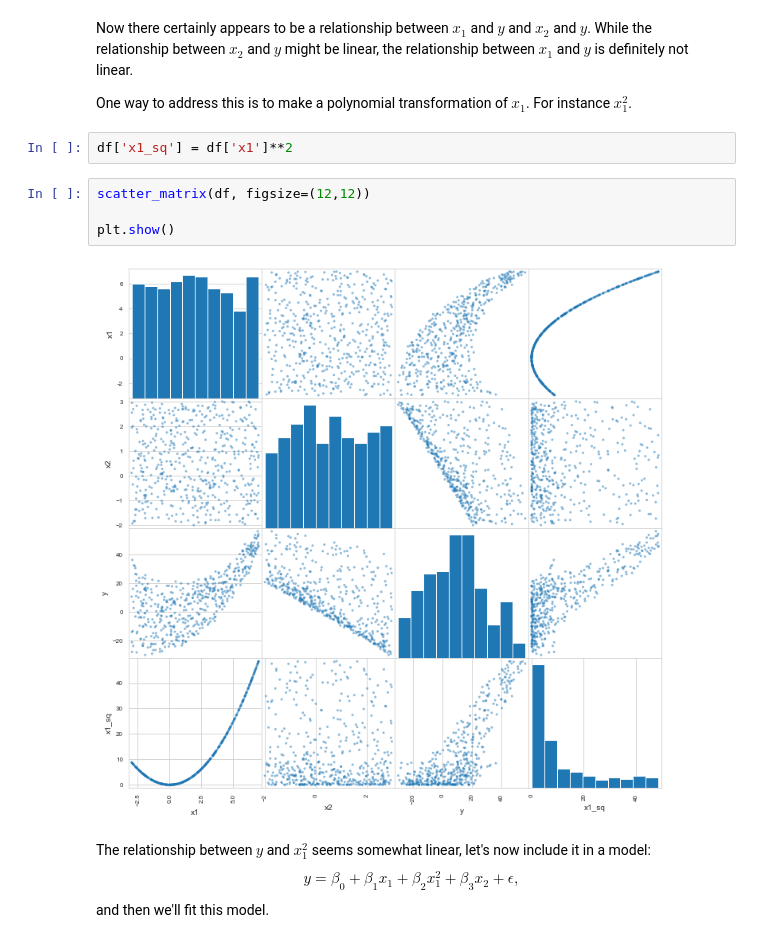
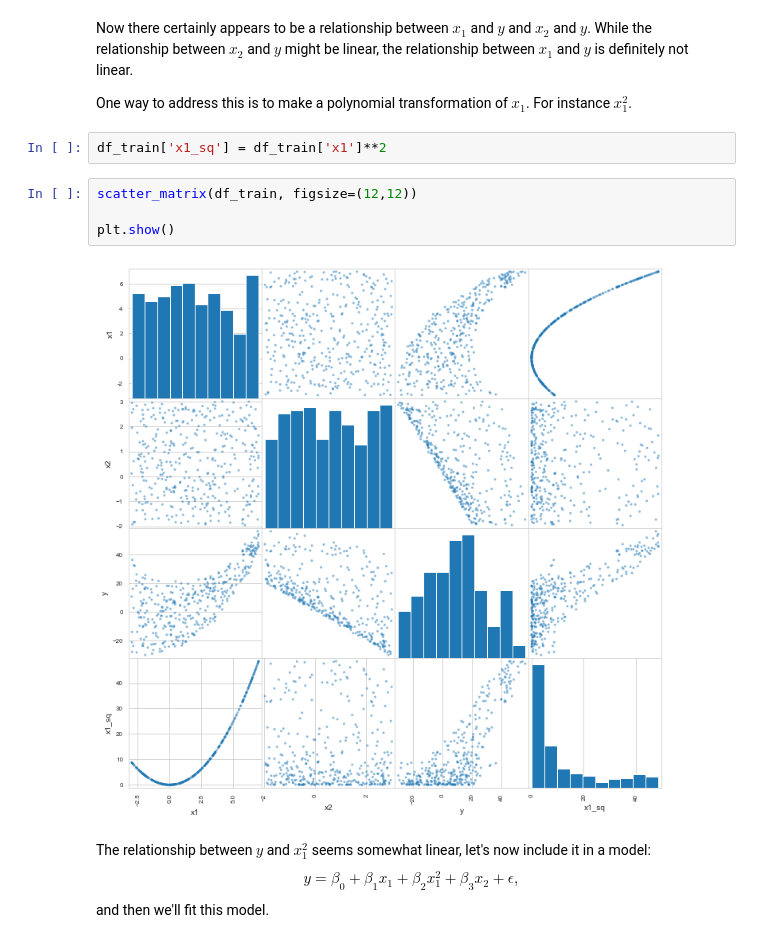
Before and after one commit to Slytherin1112/PythonCurriculum, a Jupyter notebook: Lectures/Regression/Notebook 4 - Interaction Terms, Polynomials, and Other Transformations.ipynb, the cells around one changed output. Cells and saved outputs as stored; diff of their text form.

```diff
--- a/Lectures/Regression/Notebook 4 - Interaction Terms, Polynomials, and Other Transformations.ipynb
+++ b/Lectures/Regression/Notebook 4 - Interaction Terms, Polynomials, and Other Transformations.ipynb
@@ -234,13 +237,13 @@ Now there certainly appears to be a relationship between $x_1$ and $y$ and $x_2$
 
 One way to address this is to make a polynomial transformation of $x_1$. For instance $x_1^2$.
 # %%
-df['x1_sq'] = df['x1']**2
+df_train['x1_sq'] = df_train['x1']**2
 # %%
-scatter_matrix(df, figsize=(12,12))
+scatter_matrix(df_train, figsize=(12,12))
 
 plt.show()
 # %% [output]
-[figure, old version]
+[figure, new version]
 # %% [markdown]
 The relationship between $y$ and $x_1^2$ seems somewhat linear, let's now include it in a model:
 $$
```
Also changed, not shown: parts of 19 cells of this notebook.
